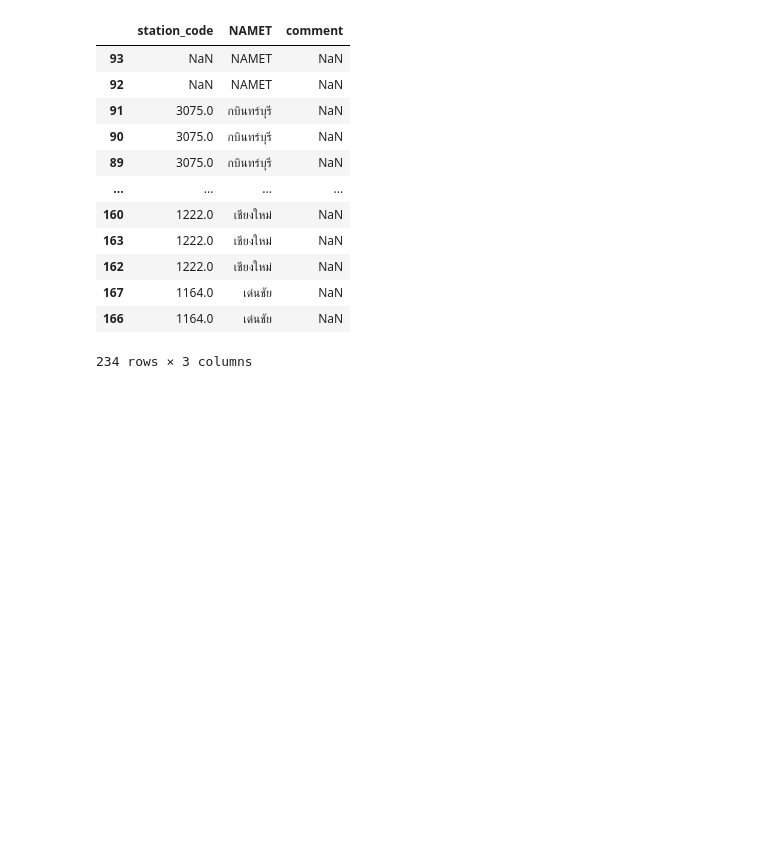
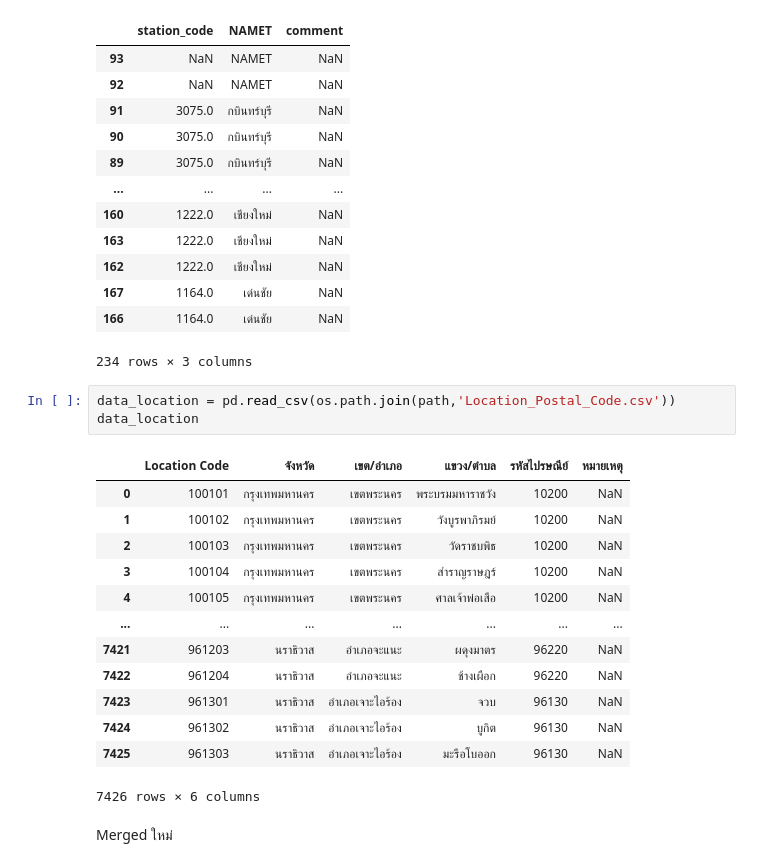
Before and after one commit to ThanikPimpiban/DWDM21, a Jupyter notebook: Project_31_8_64.ipynb, the cells around one changed output. Drawn from its saved outputs; the diff is of its cells as text; blank space fills up the shorter version.

```diff
--- a/Project_31_8_64.ipynb
+++ b/Project_31_8_64.ipynb
@@ -194,3 +194,22 @@ Ex_1[['station_code','NAMET','comment']]
 | 167 | 1164.0 | เด่นชัย | NaN |
 | 166 | 1164.0 | เด่นชัย | NaN |
 234 rows × 3 columns
+# %%
+data_location = pd.read_csv(os.path.join(path,'Location_Postal_Code.csv'))
+data_location
+# %% [output]
+|  | Location Code | จังหวัด | เขต/อำเภอ | แขวง/ตำบล | รหัสไปรษณีย์ | หมายเหตุ |
+| 0 | 100101 | กรุงเทพมหานคร | เขตพระนคร | พระบรมมหาราชวัง | 10200 | NaN |
+| 1 | 100102 | กรุงเทพมหานคร | เขตพระนคร | วังบูรพาภิรมย์ | 10200 | NaN |
+| 2 | 100103 | กรุงเทพมหานคร | เขตพระนคร | วัดราชบพิธ | 10200 | NaN |
+| 3 | 100104 | กรุงเทพมหานคร | เขตพระนคร | สำราญราษฎร์ | 10200 | NaN |
+| 4 | 100105 | กรุงเทพมหานคร | เขตพระนคร | ศาลเจ้าพ่อเสือ | 10200 | NaN |
+| ... | ... | ... | ... | ... | ... | ... |
+| 7421 | 961203 | นราธิวาส | อำเภอจะแนะ | ผดุงมาตร | 96220 | NaN |
+| 7422 | 961204 | นราธิวาส | อำเภอจะแนะ | ช้างเผือก | 96220 | NaN |
+| 7423 | 961301 | นราธิวาส | อำเภอเจาะไอร้อง | จวบ | 96130 | NaN |
+| 7424 | 961302 | นราธิวาส | อำเภอเจาะไอร้อง | บูกิต | 96130 | NaN |
+| 7425 | 961303 | นราธิวาส | อำเภอเจาะไอร้อง | มะรือโบออก | 96130 | NaN |
+7426 rows × 6 columns
+# %% [markdown]
+Merged ใหม่
```
Also changed, not shown: parts of 10 cells of this notebook.
